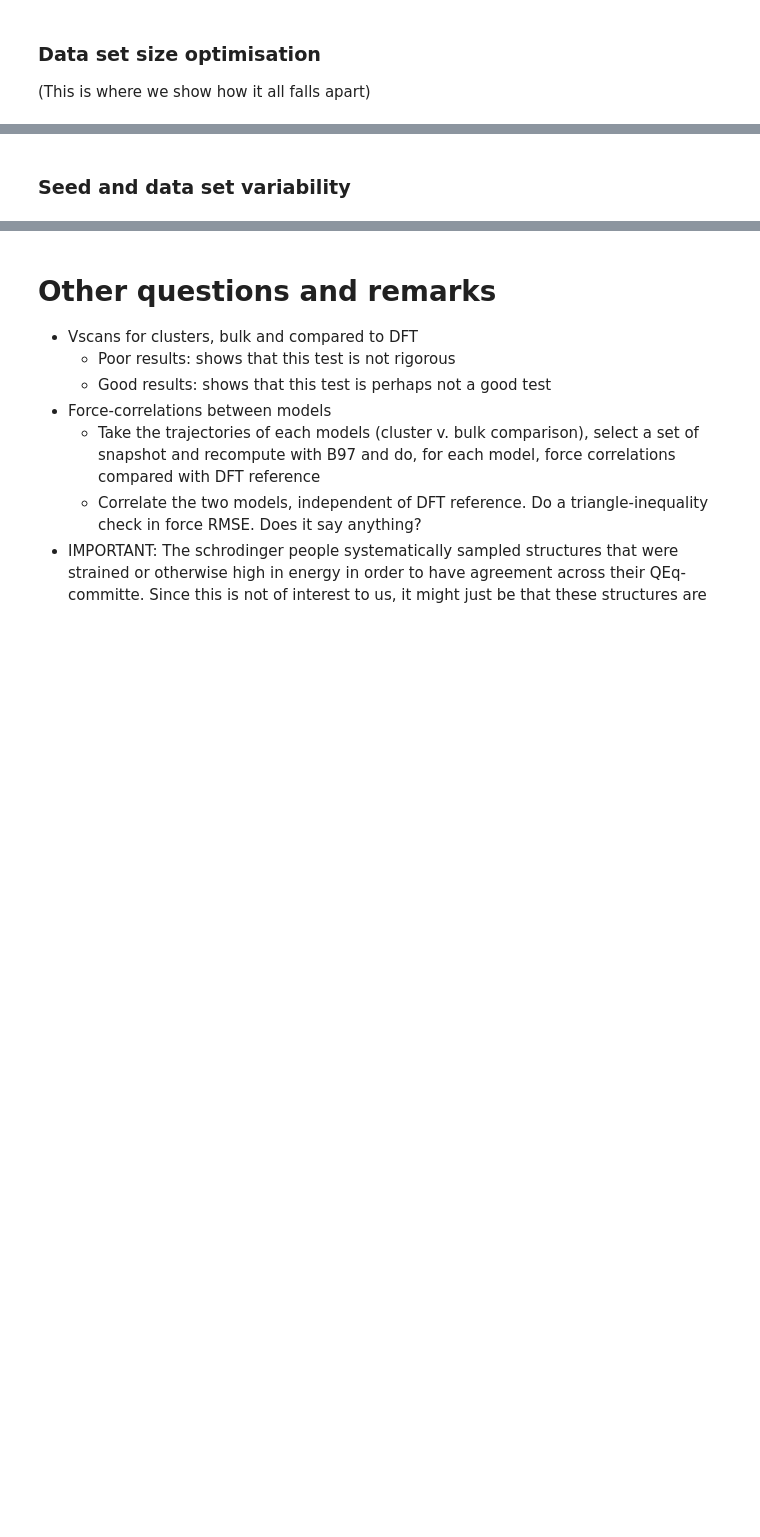
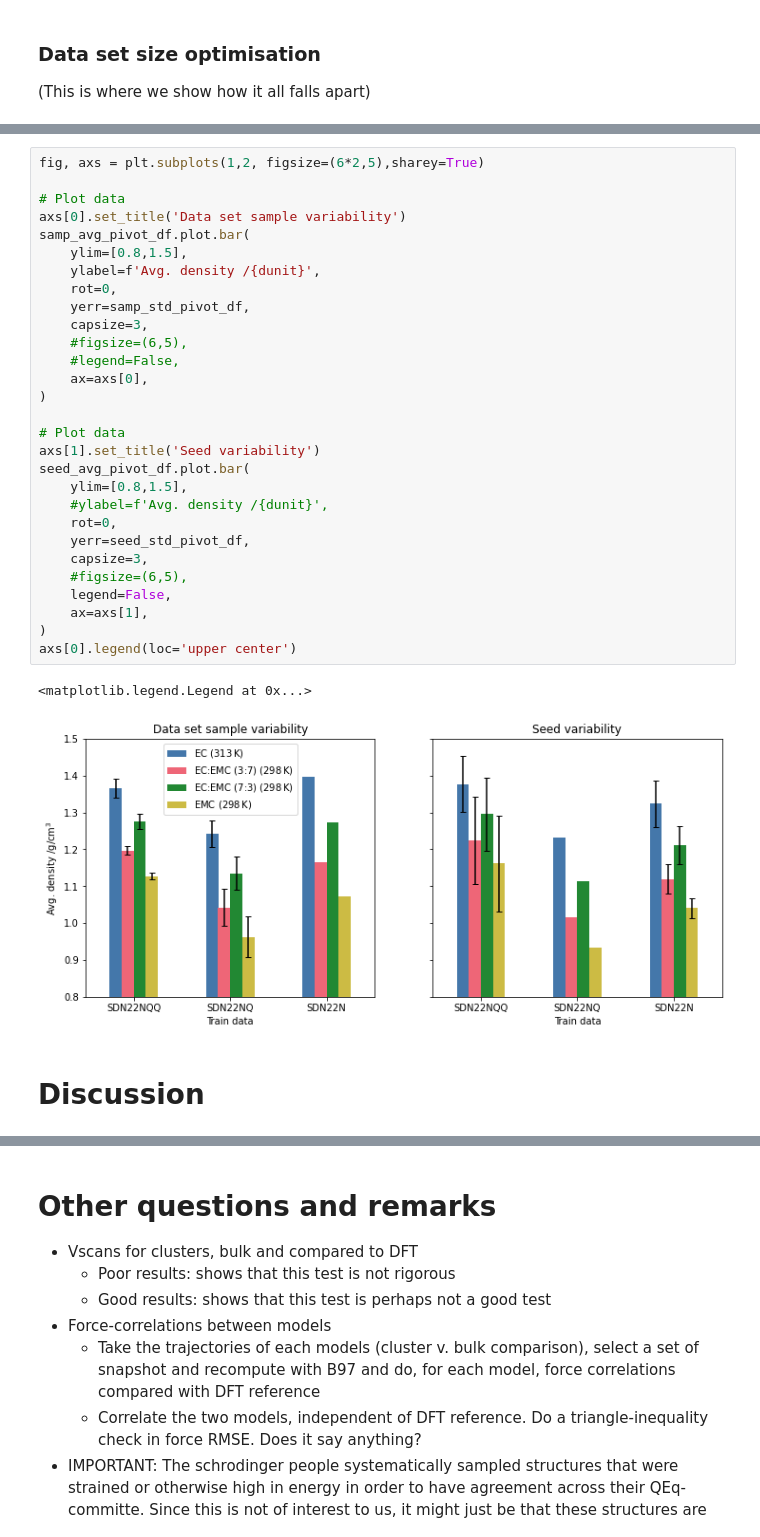
Before and after one commit to imagdau/EC-EMC_diffusion_DFT-MLIP-Data_comparison, a Jupyter notebook: for_paper.ipynb, the cells around one changed output, grey strips where cells are left out. Cells and saved outputs as stored; diff of their text form; blank space fills up the shorter version.

```diff
--- a/for_paper.ipynb
+++ b/for_paper.ipynb
@@ -319,5 +341,37 @@ plt.legend(loc='lower right')
-# %% [markdown]
-### Seed and data set variability
+# %%
+fig, axs = plt.subplots(1,2, figsize=(6*2,5),sharey=True)
+
+# Plot data
+axs[0].set_title('Data set sample variability')
+samp_avg_pivot_df.plot.bar(
+	ylim=[0.8,1.5],
+	ylabel=f'Avg. density /{dunit}',
+	rot=0,
+	yerr=samp_std_pivot_df,
+	capsize=3,
+	#figsize=(6,5),
+	#legend=False,
+	ax=axs[0],
+)
+
+# Plot data
+axs[1].set_title('Seed variability')
+seed_avg_pivot_df.plot.bar(
+	ylim=[0.8,1.5],
+	#ylabel=f'Avg. density /{dunit}',
+	rot=0,
+	yerr=seed_std_pivot_df,
+	capsize=3,
+	#figsize=(6,5),
+	legend=False,
+	ax=axs[1],
+)
+axs[0].legend(loc='upper center')
+# %% [output]
+<matplotlib.legend.Legend at 0x...>
+[figure, added]
+# %% [markdown]
+# Discussion
 # %% [markdown]
 ## Possible sources of error
 Here we start by doing some data analysis and to look for different correlations between properties etc.
```
Also changed, not shown: parts of 9 cells of this notebook.
